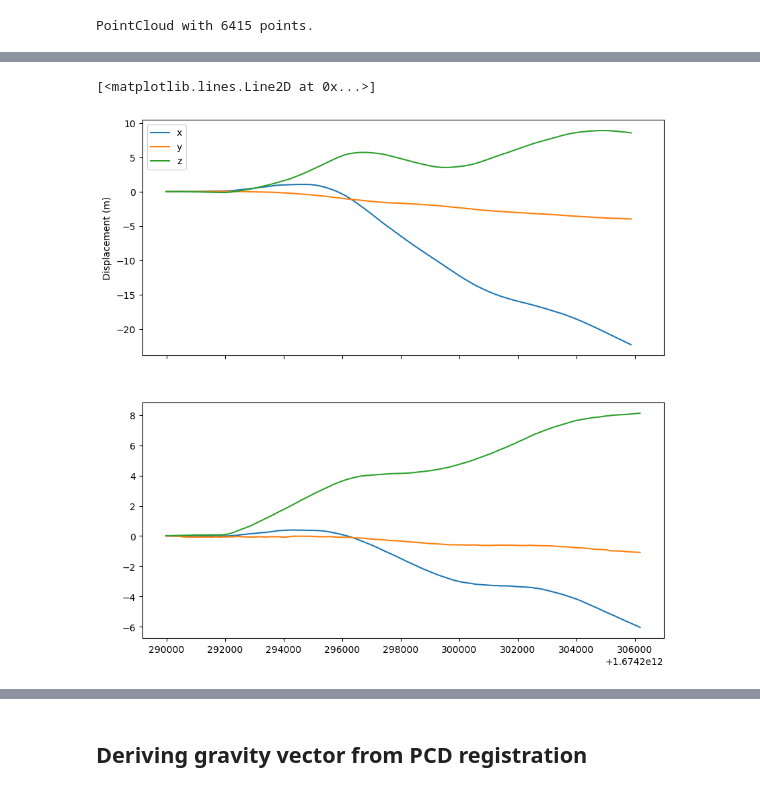
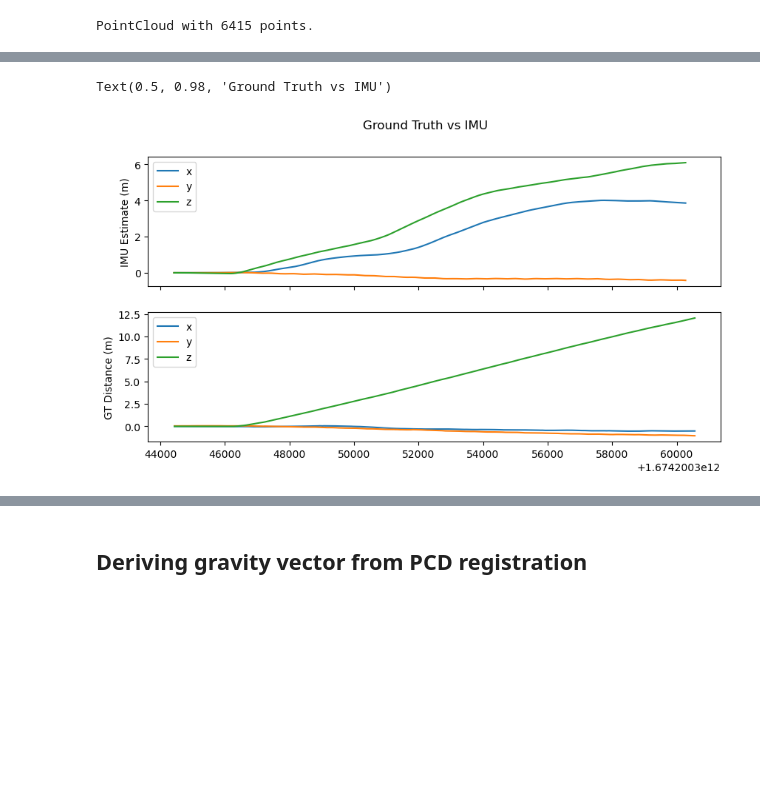
Before and after one commit to localization-as-a-service/local-registration, a Jupyter notebook: imu_depth_fusion.ipynb, the cells around one changed output, grey strips where cells are left out. Saved outputs shown, nothing was run; the diff lists cells and outputs as text; code cells hidden in the pictures; blank space fills up the shorter version.

```diff
--- a/imu_depth_fusion.ipynb
+++ b/imu_depth_fusion.ipynb
@@ -27,7 +31,7 @@ config = Config(
     experiment="exp_8",
     trial="trial_2",
     subject="subject-1",
-    sequence="02",
+    sequence="03",
     groundtruth_dir="data/trajectories/groundtruth",
 )
 
@@ -204,14 +178,18 @@ imu_df.plot(x="timestamp", y=["xa", "ya", "za"], xlabel="Timestamp", ylabel="Acc
 # %%
-fig, ax = plt.subplots(2, 1, figsize=(10, 10), sharex=True)
+fig, ax = plt.subplots(2, 1, figsize=(10, 5), sharex=True)
 
-imu_df.plot(x="timestamp", y=["x", "y", "z"], xlabel="Timestamp", ylabel="Displacement (m)", ax=ax[0])
+imu_df.plot(x="timestamp", y=["x", "y", "z"], xlabel="Timestamp", ylabel="IMU Estimate (m)", ax=ax[0])
 
 ax[1].plot(gt_timestamps, gt_xyz[:, 0], label="x")
 ax[1].plot(gt_timestamps, gt_xyz[:, 1], label="y")
 ax[1].plot(gt_timestamps, gt_xyz[:, 2], label="z")
+ax[1].set_ylabel("GT Distance (m)")
+ax[1].legend()
+
+fig.suptitle("Ground Truth vs IMU")
 # %% [output]
-[<matplotlib.lines.Line2D at 0x...>]
+Text(0.5, 0.98, 'Ground Truth vs IMU')
-[figure, old version]
+[figure, new version]
 # %%
 depth_camera = DepthCamera("secondary", os.path.join(config.sequence_dir, config.experiment, "metadata", "device-0-aligned.json"))
 # %%
```
Also changed, not shown: parts of 34 cells of this notebook.
